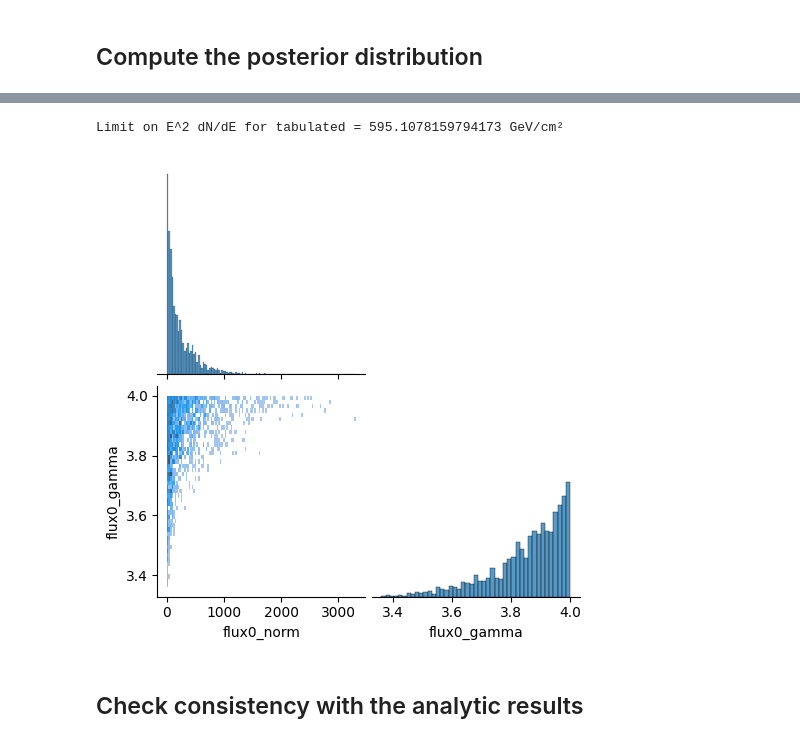
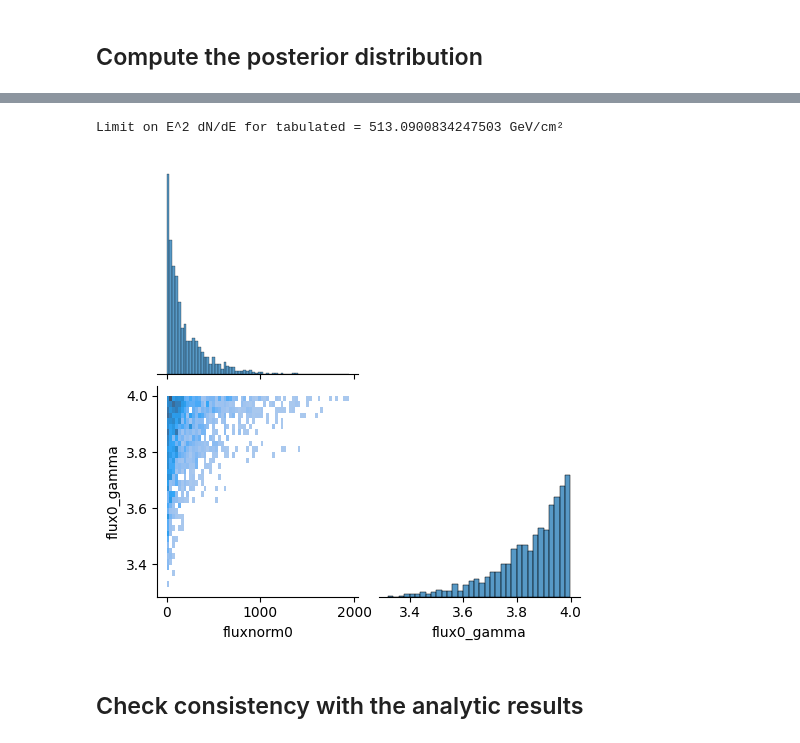
Before and after one commit to CP3-Neutrino/momenta, a Jupyter notebook: examples/Example_tabulated.ipynb, the cells around one changed output, grey strips where cells are left out. Drawn from its saved outputs; the diff is of its cells as text; code cells hidden in the pictures.

```diff
--- a/examples/Example_tabulated.ipynb
+++ b/examples/Example_tabulated.ipynb
@@ -23,7 +23,7 @@ For a 2D example, we build our tabulated flux from an analytical function.
 
 The software only accepts tabulated fluxes with 1 or 2 free parameters, so we use a broken power law with a fixed break energy in our example.
 # %%
-bpl = flux.AsymmetricBrokenPowerLaw(1e-1, 1e7, (2, 5, 16), (0, 3, 10), (3, 3, 1))
+bpl = flux.VariableBrokenPowerLaw(1e-1, 1e7, (2, 5, 16), (0, 3, 10), (3, 3, 1))
 
 #The two spectral indices of the bpl are the free parameters.
 spectral_idx1 = bpl.shapevar_grid[0]
@@ -86,9 +86,10 @@ detector = NuDetector(
 
 
 parameters = Parameters("input_files/config.yaml")
-parameters.set_models(flux=flux1D)
+parameters.set_flux(flux=flux1D)
 
 source = PointSource(288.2645, 19.7735, 0, name="GRB 221009A", utc=astropy.time.Time("2022-10-09T13:17:00"))
+source.set_redshift(0.151)
 
 
 
@@ -114,12 +129,12 @@ model, result = run_ultranest(detector, source, parameters)
 # %%
 import seaborn as sns
-df1D = pd.DataFrame(result["samples"])[["flux0_norm", "flux0_" + tab1D.shapevar_names[0]]]
+df1D = pd.DataFrame(result["samples"])[["fluxnorm0", "flux0_" + tab1D.shapevar_names[0]]]
 g = sns.pairplot(df1D, kind='hist', corner=True)
-ul_tab = upperlimit_from_sample(result["samples"]['flux0_norm'])
+ul_tab = upperlimit_from_sample(result["samples"]['fluxnorm0'])
 print(f"Limit on E^2 dN/dE for tabulated = {ul_tab} GeV/cm²")
 # %% [output]
-Limit on E^2 dN/dE for tabulated = 595.1078159794173 GeV/cm²
+Limit on E^2 dN/dE for tabulated = 513.0900834247503 GeV/cm²
-[figure, old version]
+[figure, new version]
 # %% [markdown]
 ## Check consistency with the analytic results
 # %%
```
Also changed, not shown: parts of 3 cells of this notebook, 1 other file.
